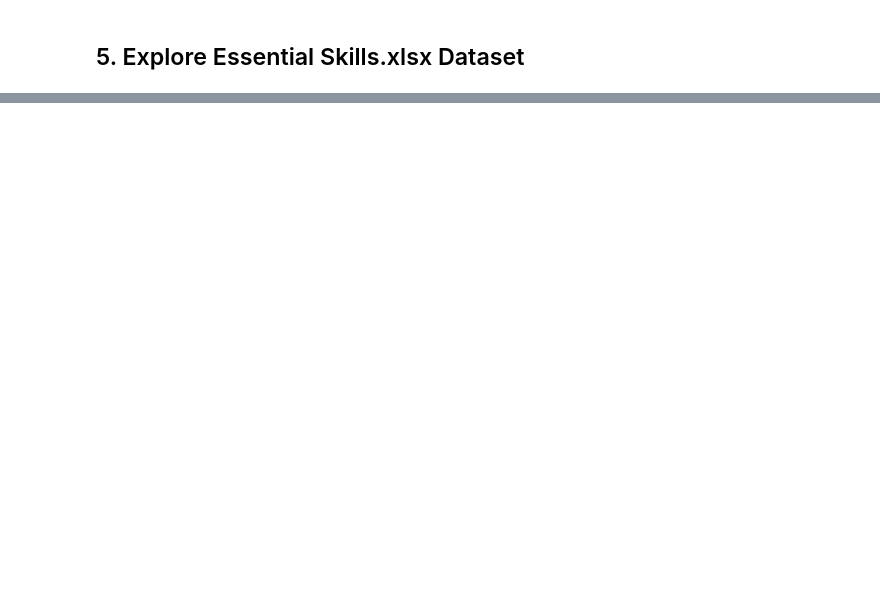
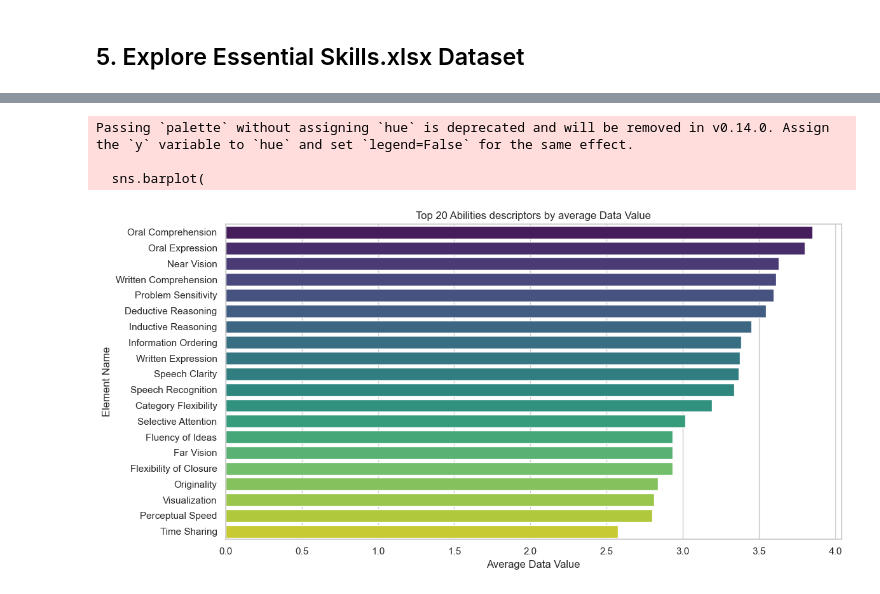
Before and after one commit to coenchou/JobMarketDemand, a Jupyter notebook: 01_data_exploration.ipynb, the cells around one changed output, grey strips where cells are left out. Drawn from its saved outputs; the diff is of its cells as text; code cells hidden in the pictures; blank space fills up the shorter version.

```diff
--- a/01_data_exploration.ipynb
+++ b/01_data_exploration.ipynb
@@ -33,17 +33,20 @@ datasets_dir = Path('datasets/onet')
 abilities_path = datasets_dir / 'Abilities.xlsx'
 education_path = datasets_dir / 'Education.xlsx'
 essential_skills_path = datasets_dir / 'Essential Skills.xlsx'
+software_skills_path = datasets_dir / 'Software Skills.xlsx'
 
 # Load datasets
 print("Loading datasets...")
 df_abilities = pd.read_excel(abilities_path)
 df_education = pd.read_excel(education_path)
 df_essential_skills = pd.read_excel(essential_skills_path)
+df_software_skills = pd.read_excel(software_skills_path)
 
 print("✓ All datasets loaded successfully!")
 print(f"- Abilities.xlsx: {df_abilities.shape[0]} rows, {df_abilities.shape[1]} columns")
 print(f"- Education.xlsx: {df_education.shape[0]} rows, {df_education.shape[1]} columns")
 print(f"- Essential Skills.xlsx: {df_essential_skills.shape[0]} rows, {df_essential_skills.shape[1]} columns")
+print(f"- Software Skills.xlsx: {df_software_skills.shape[0]} rows, {df_software_skills.shape[1]} columns")
 # %% [output]
 Loading datasets...
 ✓ All datasets loaded successfully!
@@ -56,6 +59,7 @@ for df, label, path in [
     (df_abilities, 'Abilities', abilities_path),
     (df_education, 'Education', education_path),
     (df_essential_skills, 'Essential Skills', essential_skills_path),
+    (df_software_skills, 'Software Skills', software_skills_path),
 ]:
     print(f"\n{path.name}")
     print(f"  rows: {len(df)}")
@@ -293,0 +316,72 @@ print("Use occupation or descriptor-level charts once the O*NET files are integr
+# %%
+# Helper functions for plotting O*NET importance relationships
+
+import seaborn as sns
+
+sns.set(style='whitegrid')
+
+
+def find_descriptor_column(df):
+    label_columns = [
+        'Element Name', 'Descriptor Name', 'Scale Name', 'Category Name',
+        'Ability Name', 'Knowledge Name', 'Skill Name', 'Occupation Title',
+        'Job Zone', 'Education Category', 'Element', 'Descriptor'
+    ]
+    for col in label_columns:
+        if col in df.columns:
+            return col
+    # fallback to first non-numeric column
+    for col in df.columns:
+        if df[col].dtype == object:
+            return col
+    return df.columns[0]
+
+
+def find_importance_column(df):
+    importance_columns = [
+        'Data Value', 'Mean', 'Level', 'Importance', 'Percent', 'Value',
+        'Scale ID', 'Level ID', 'Rating'
+    ]
+    for col in importance_columns:
+        if col in df.columns and pd.api.types.is_numeric_dtype(df[col]):
+            return col
+    # fallback to first numeric column
+    for col in df.columns:
+        if pd.api.types.is_numeric_dtype(df[col]):
+            return col
+    return None
+
+
+def plot_importance(df, dataset_name):
+    descriptor_col = find_descriptor_column(df)
+    importance_col = find_importance_column(df)
+    if importance_col is None:
+        print(f"No numeric importance column detected in {dataset_name}.")
+        return
+
+    aggregated = df.groupby(descriptor_col)[importance_col].mean().reset_index()
+    aggregated = aggregated.sort_values(by=importance_col, ascending=False).head(20)
+
+    print(f"\nDataset: {dataset_name}")
+    print(f"Descriptor column: {descriptor_col}")
+    print(f"Importance column: {importance_col}")
+
+    plt.figure(figsize=(12, 6))
+    sns.barplot(
+        data=aggregated,
+        x=importance_col,
+        y=descriptor_col,
+        palette='viridis'
+    )
+    plt.title(f'Top 20 {dataset_name} descriptors by average {importance_col}')
+    plt.xlabel(f'Average {importance_col}')
+    plt.ylabel(descriptor_col)
+    plt.tight_layout()
+    plt.show()
+
+
+plot_importance(df_abilities, 'Abilities')
+plot_importance(df_education, 'Education')
+plot_importance(df_essential_skills, 'Essential Skills')
+plot_importance(df_software_skills, 'Software Skills')
+# %% [output]
@@ -293,0 +391,4 @@ print("Use occupation or descriptor-level charts once the O*NET files are integr
+Passing `palette` without assigning `hue` is deprecated and will be removed in v0.14.0. Assign the `y` variable to `hue` and set `legend=False` for the same effect.
+
+  sns.barplot(
+[figure, added]
```
Also changed, not shown: parts of 19 cells of this notebook.
